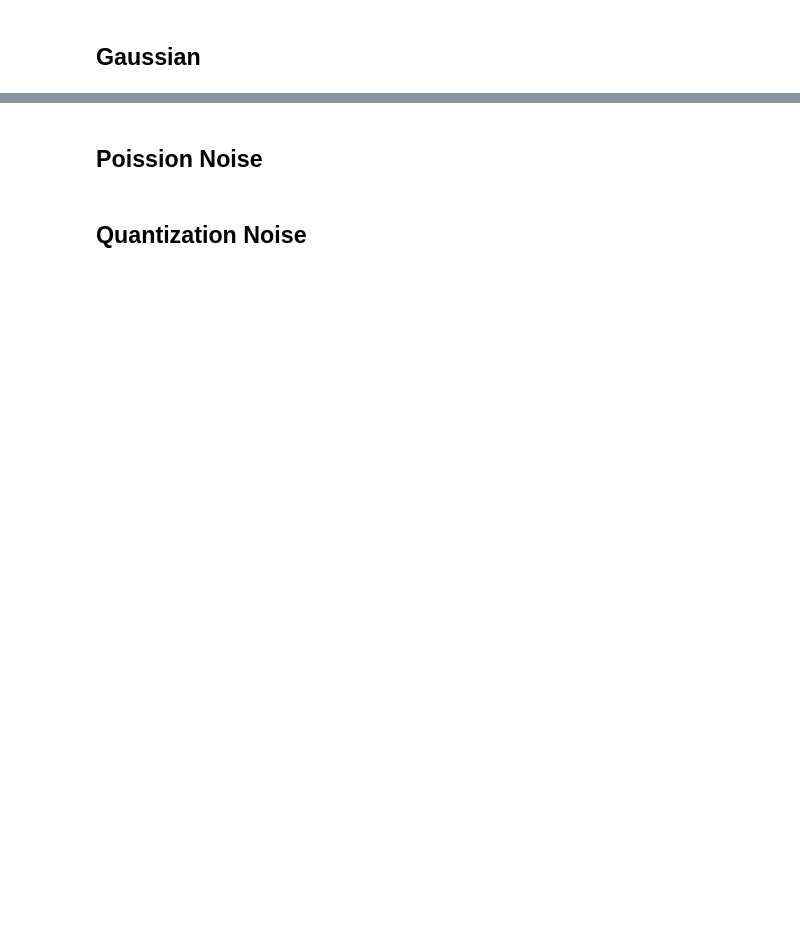
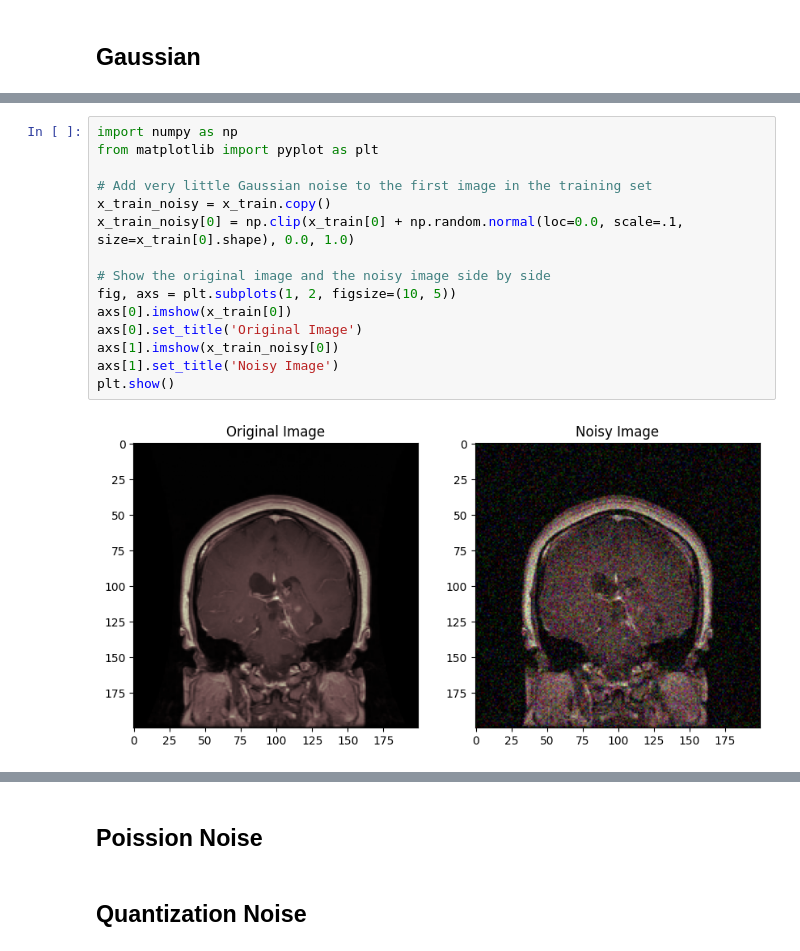
Before and after one commit to srt3264/Brain-Tumor-MRI-Classification, a Jupyter notebook: add_noise_to_images.ipynb, the cells around one changed output, grey strips where cells are left out. Saved outputs shown, nothing was run; the diff lists cells and outputs as text; blank space fills up the shorter version.

```diff
--- a/add_noise_to_images.ipynb
+++ b/add_noise_to_images.ipynb
@@ -41,0 +75,17 @@ x_test_noisy = datagen.flow(x_test, batch_size=len(x_test), shuffle=False).next(
+# %%
+import numpy as np
+from matplotlib import pyplot as plt
+
+# Add very little Gaussian noise to the first image in the training set
+x_train_noisy = x_train.copy()
+x_train_noisy[0] = np.clip(x_train[0] + np.random.normal(loc=0.0, scale=.1, size=x_train[0].shape), 0.0, 1.0)
+
+# Show the original image and the noisy image side by side
+fig, axs = plt.subplots(1, 2, figsize=(10, 5))
+axs[0].imshow(x_train[0])
+axs[0].set_title('Original Image')
+axs[1].imshow(x_train_noisy[0])
+axs[1].set_title('Noisy Image')
+plt.show()
+# %% [output]
+[figure, added]
```
Also changed, not shown: parts of 7 cells of this notebook.
